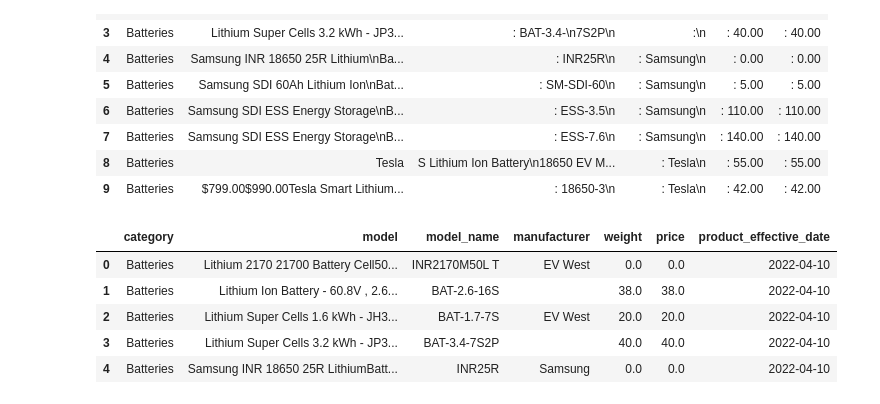
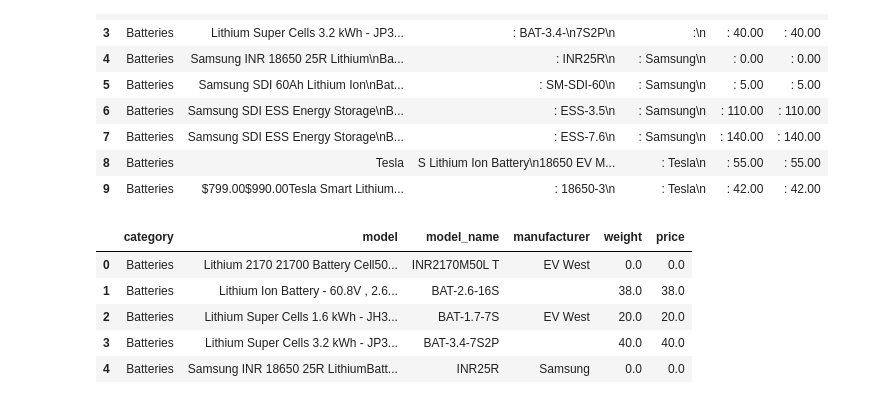
Before and after one commit to hicranA/partsUnlimitedDW, a Jupyter notebook: etl.ipynb, the cells around one changed output. Drawn from its saved outputs; the diff is of its cells as text; code cells hidden in the pictures.

```diff
--- a/etl.ipynb
+++ b/etl.ipynb
@@ -24,19 +24,19 @@ rows 187
 # %%
 evWest_df_1= evWest_initial_df.replace(':','', regex=True)
 #evWest_df_1.head()
 evWest_df_2 = evWest_df_1.replace('\n','', regex=True)
 # evWest_df_2.head(20)
 evWest_df_3 = evWest_df_2.apply(lambda x : x.str.strip() if x.dtype == 'object' else x)
 evWest_df_3.dtypes
 evWest_df_3[["price", "weight"]]= evWest_df_3[["price", "weight"]].astype('float')
 evWest_df_3.dtypes
 evWest_df_3.head(10)
-evWest_df_3['product_effective_date']= pd.Timestamp('2022-04-10')
+# evWest_df_3['manufacture_effective_date']= pd.Timestamp('2022-04-10')
 evWest_df_3.head()
 # %% [output]
-|  | category | model | model_name | manufacturer | weight | price | product_effective_date |
-| 0 | Batteries | Lithium 2170 21700 Battery Cell50... | INR2170M50L T | EV West | 0.0 | 0.0 | 2022-04-10 |
-| 1 | Batteries | Lithium Ion Battery - 60.8V , 2.6... | BAT-2.6-16S |  | 38.0 | 38.0 | 2022-04-10 |
-| 2 | Batteries | Lithium Super Cells 1.6 kWh - JH3... | BAT-1.7-7S | EV West | 20.0 | 20.0 | 2022-04-10 |
-| 3 | Batteries | Lithium Super Cells 3.2 kWh - JP3... | BAT-3.4-7S2P |  | 40.0 | 40.0 | 2022-04-10 |
-| 4 | Batteries | Samsung INR 18650 25R LithiumBatt... | INR25R | Samsung | 0.0 | 0.0 | 2022-04-10 |
+|  | category | model | model_name | manufacturer | weight | price |
+| 0 | Batteries | Lithium 2170 21700 Battery Cell50... | INR2170M50L T | EV West | 0.0 | 0.0 |
+| 1 | Batteries | Lithium Ion Battery - 60.8V , 2.6... | BAT-2.6-16S |  | 38.0 | 38.0 |
+| 2 | Batteries | Lithium Super Cells 1.6 kWh - JH3... | BAT-1.7-7S | EV West | 20.0 | 20.0 |
+| 3 | Batteries | Lithium Super Cells 3.2 kWh - JP3... | BAT-3.4-7S2P |  | 40.0 | 40.0 |
+| 4 | Batteries | Samsung INR 18650 25R LithiumBatt... | INR25R | Samsung | 0.0 | 0.0 |
```
Also changed, not shown: parts of 14 cells of this notebook, 1 other file.
